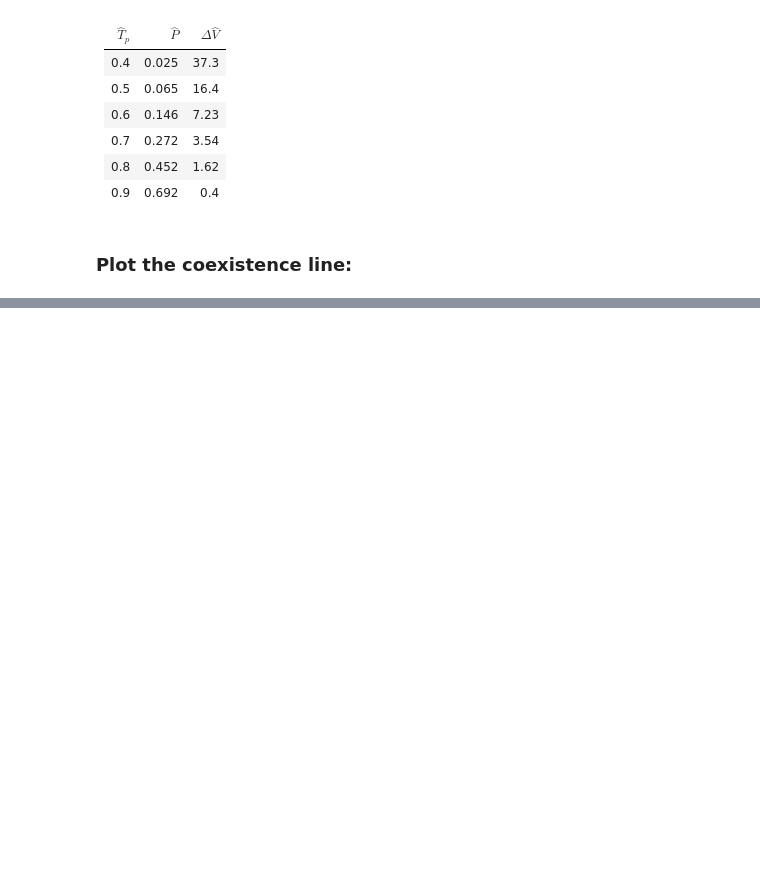
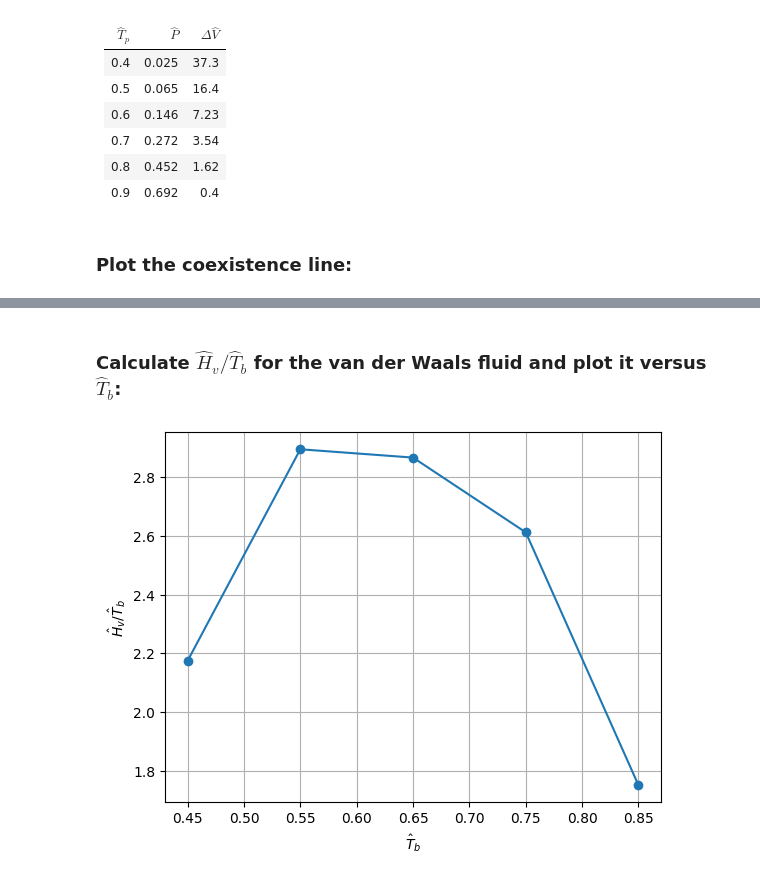
Before and after one commit to LassePladsen/FYS2160, a Jupyter notebook: Lab/Lab 2/numerical_work.ipynb, the cells around one changed output, grey strips where cells are left out. Cells and saved outputs as stored; diff of their text form; code cells hidden in the pictures; blank space fills up the shorter version.

```diff
--- a/Lab/Lab 2/numerical_work.ipynb
+++ b/Lab/Lab 2/numerical_work.ipynb
@@ -154,0 +172,10 @@ plt.title("Coexistence line");
+# %% [markdown]
+### Calculate $\hat{H}_v / \hat{T}_b$ for the van der Waals fluid and plot it versus $\hat{T}_b$:
+# %%
+y = H_v * T2
+plt.plot(T2, y, "o-")
+plt.xlabel("$\hat{T}_b$")
+plt.ylabel("$\hat{H}_v/\hat{T}_b$")
+plt.grid(True)
+# %% [output]
+[figure, added]
```
Also changed, not shown: parts of 3 cells of this notebook, 14 other files.
